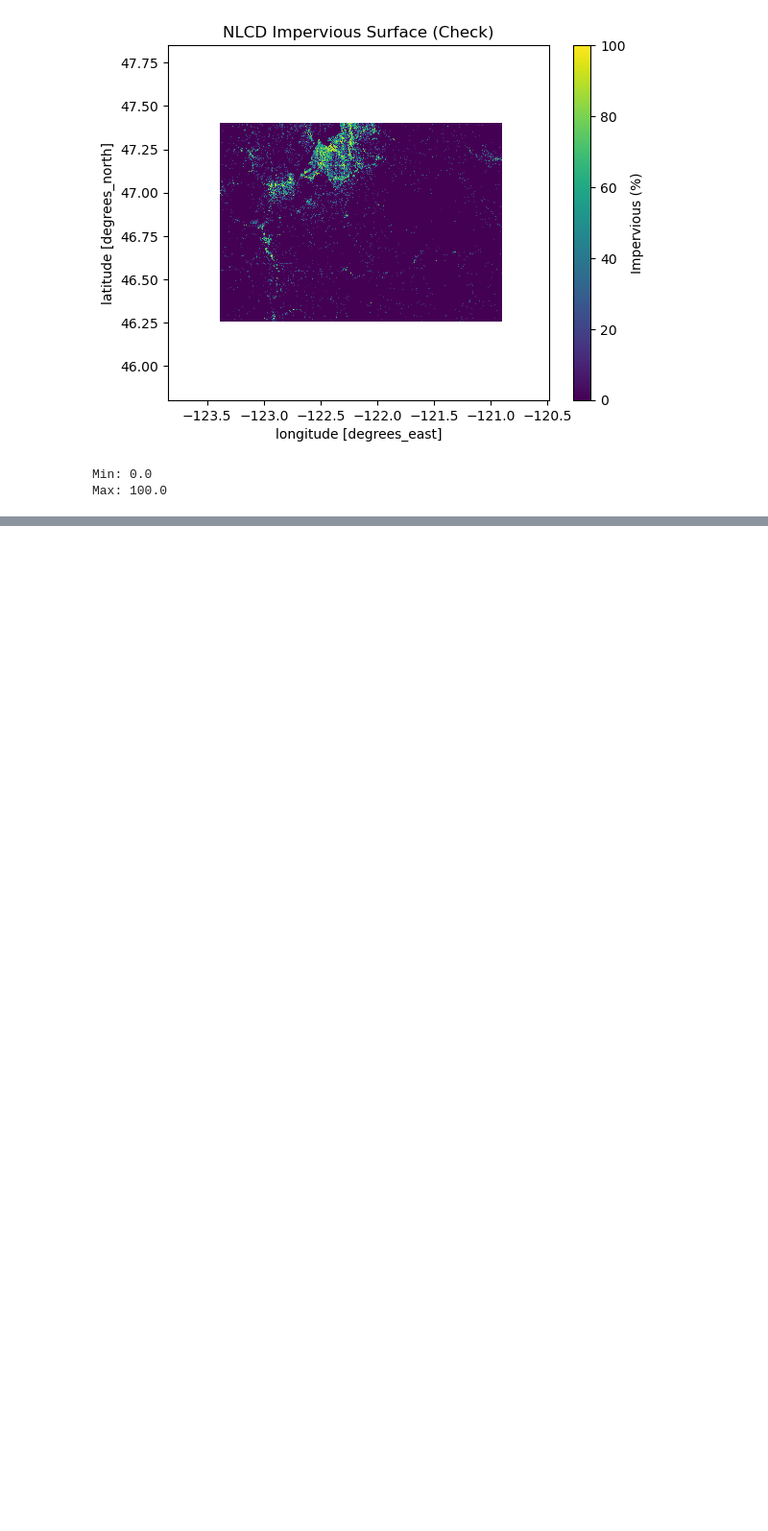
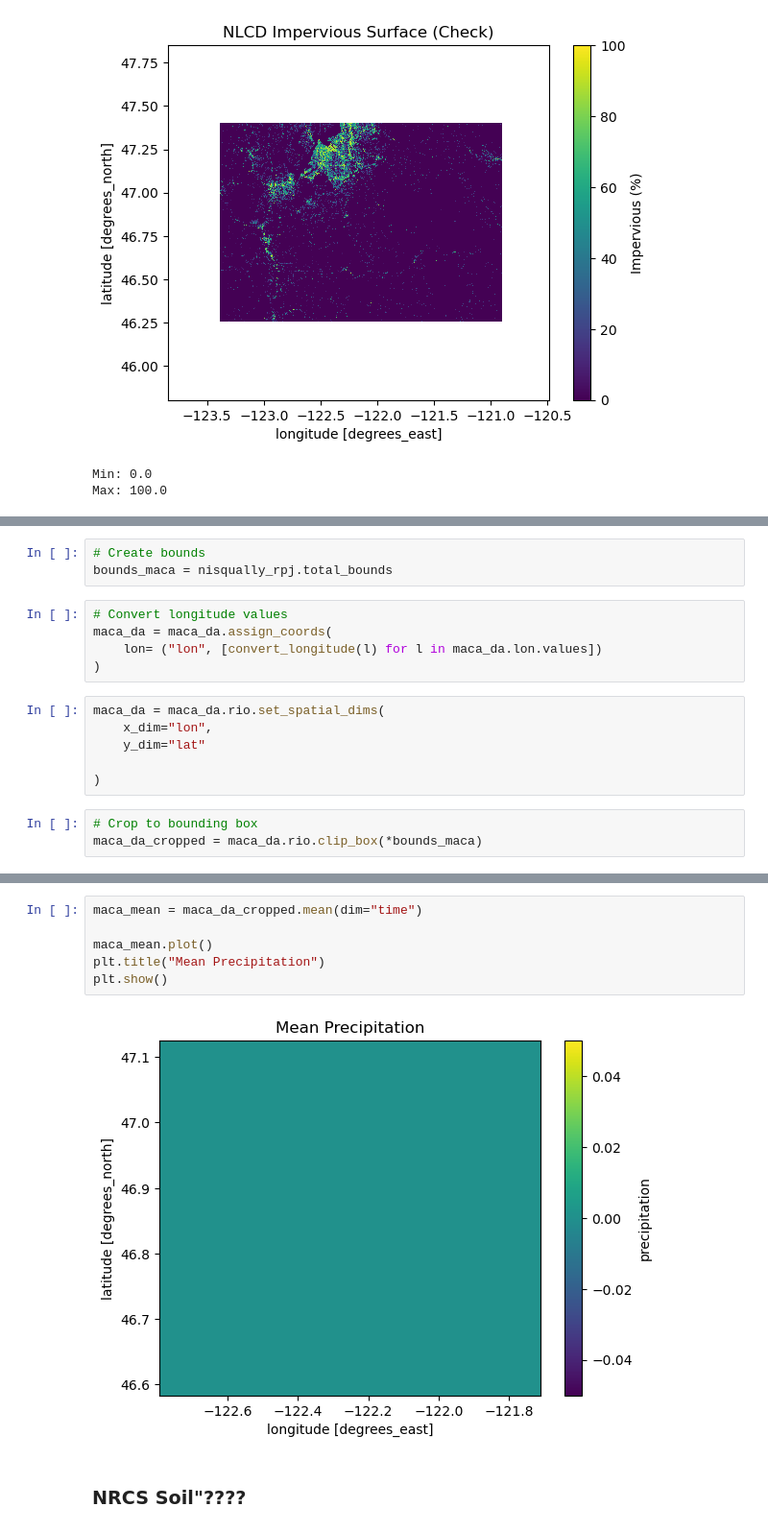
Before and after one commit to nym-veach/surface-runoff-susceptibility-model, a Jupyter notebook: notebooks/01-download-data.ipynb, the cells around one changed output, grey strips where cells are left out. Shown at 96% size. Drawn from its saved outputs; the diff is of its cells as text; blank space fills up the shorter version.

```diff
--- a/notebooks/01-download-data.ipynb
+++ b/notebooks/01-download-data.ipynb
@@ -382,0 +460,17 @@ Max: 100.0
+# %%
+# Create bounds
+bounds_maca = nisqually_rpj.total_bounds
+# %%
+# Convert longitude values
+maca_da = maca_da.assign_coords(
+    lon= ("lon", [convert_longitude(l) for l in maca_da.lon.values])
+)
+# %%
+maca_da = maca_da.rio.set_spatial_dims(
+    x_dim="lon",
+    y_dim="lat"
+
+)
+# %%
+# Crop to bounding box
+maca_da_cropped = maca_da.rio.clip_box(*bounds_maca)
@@ -382,0 +505,10 @@ Max: 100.0
+# %%
+maca_mean = maca_da_cropped.mean(dim="time")
+
+maca_mean.plot()
+plt.title("Mean Precipitation")
+plt.show()
+# %% [output]
+[figure, added]
+# %% [markdown]
+### NRCS Soil"????
```
Also changed, not shown: parts of 13 cells of this notebook.
